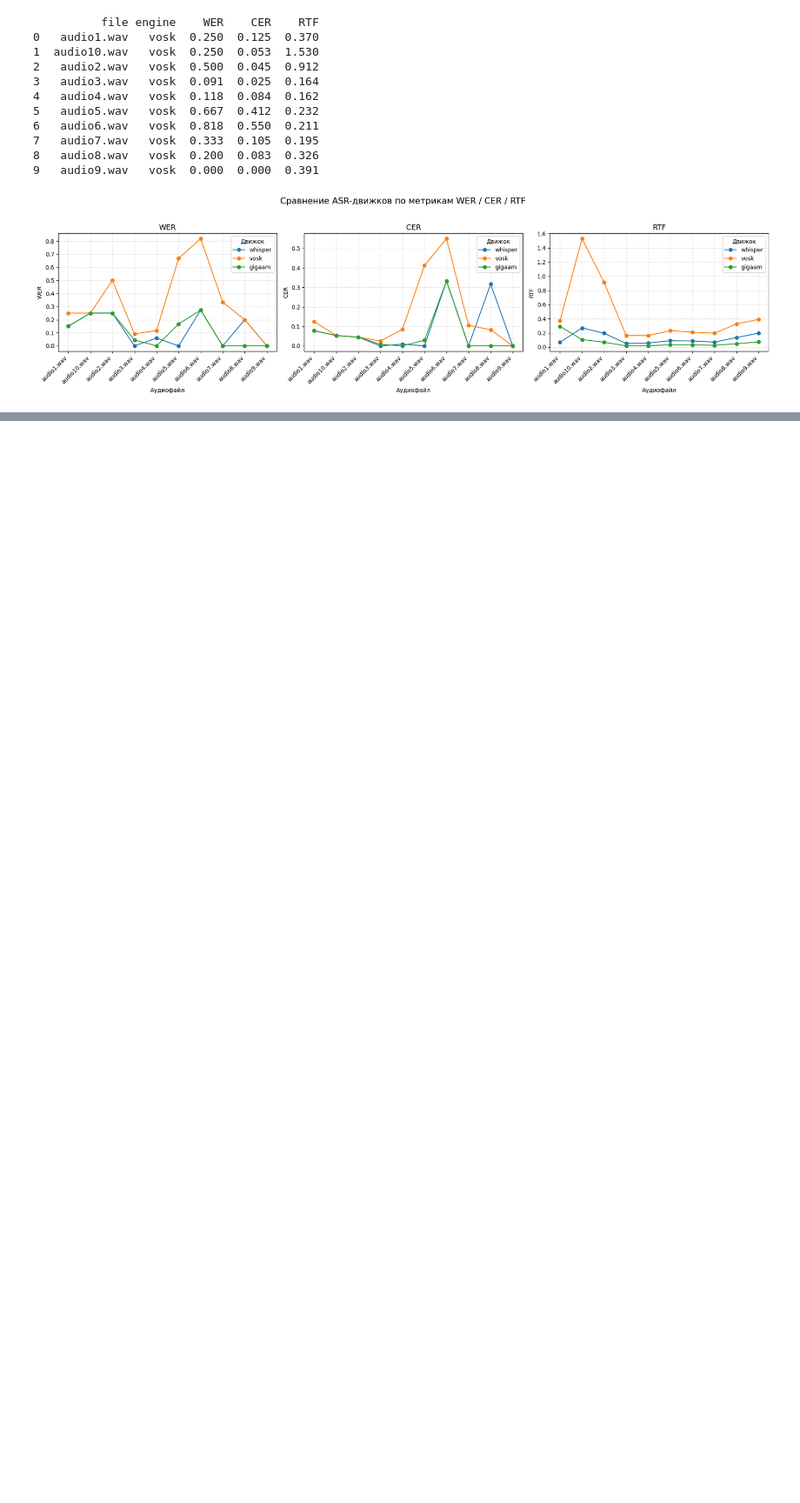
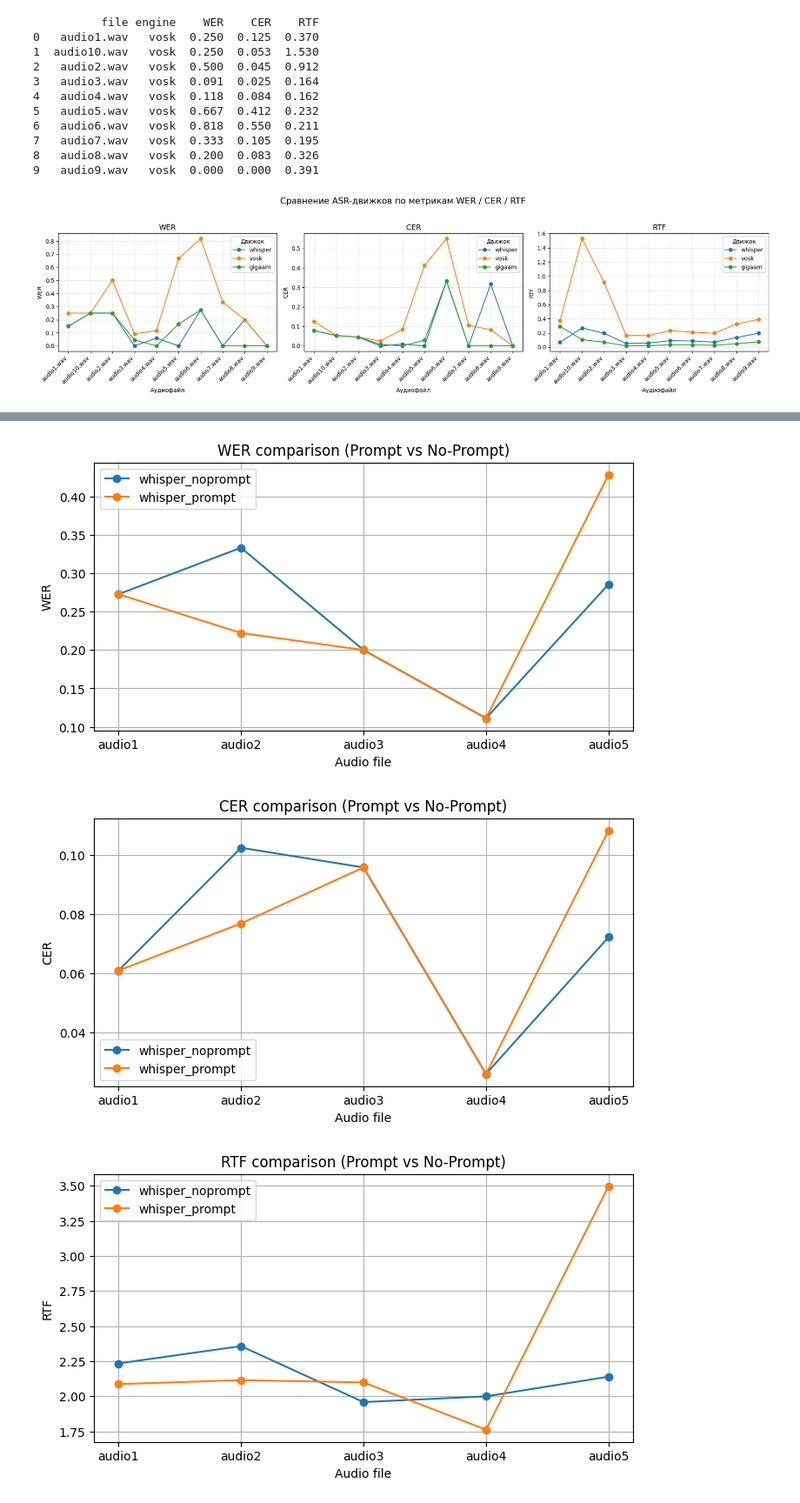
Before and after one commit to RaulIQ/grach-labs, a Jupyter notebook: Lab3.ipynb, the cells around one changed output, grey strips where cells are left out. Shown at 87% size. Drawn from its saved outputs; the diff is of its cells as text; code cells hidden in the pictures; blank space fills up the shorter version.

Commit message:
third lab is done

```diff
--- a/Lab3.ipynb
+++ b/Lab3.ipynb
@@ -623,0 +689,27 @@ plot_asr_comparison(df)
+# %%
+domain_prompt = """
+трансформер внимание токенизация гиперпараметры GPT API модель искусственный интеллект оптимизация нейронные сети
+"""
+
+for name in sorted(os.listdir(AUDIO_DIR)):
+    if not name.endswith(".wav"):
+        continue
+    path = os.path.join(AUDIO_DIR, name)
+    text, lang, prob, proc_time, duration, rtf = transcribe_with_metrics(path, initial_prompt=domain_prompt)
+
+    # === Сохраняем ===
+    hyp_path = os.path.join(HYP_DIR, f"whisper_prompt_{name.replace('.wav', '.txt')}")
+    with open(hyp_path, "w", encoding="utf-8") as f:
+        f.write(text)
+    meta = {
+        "file": name,
+        "engine": "whisper_prompt",
+        "language": lang,
+        "lang_prob": prob,
+        "processing_time_s": proc_time,
+        "audio_duration_s": duration,
+        "rtf": rtf
+    }
+    with open(os.path.join(META_DIR, f"whisper_prompt_{name.replace('.wav', '.json')}"), "w", encoding="utf-8") as f:
+        json.dump(meta, f, indent=2, ensure_ascii=False)
+    print(f"✅ {name} done — RTF={rtf:.3f}")
@@ -623,0 +785,20 @@ plot_asr_comparison(df)
+# %%
+import matplotlib.pyplot as plt
+
+metrics = ["WER", "CER", "RTF"]
+
+for metric in metrics:
+    plt.figure(figsize=(8,4))
+    for engine in ["whisper_noprompt", "whisper_prompt"]:
+        subset = df[df.engine == engine]
+        plt.plot(subset["file"], subset[metric], marker="o", label=engine)
+    plt.title(f"{metric} comparison (Prompt vs No-Prompt)")
+    plt.xlabel("Audio file")
+    plt.ylabel(metric)
+    plt.legend()
+    plt.grid(True)
+    plt.show()
+# %% [output]
+[figure, added]
+[figure, added]
+[figure, added]
```
Also changed, not shown: parts of 9 cells of this notebook, 30 other files.
